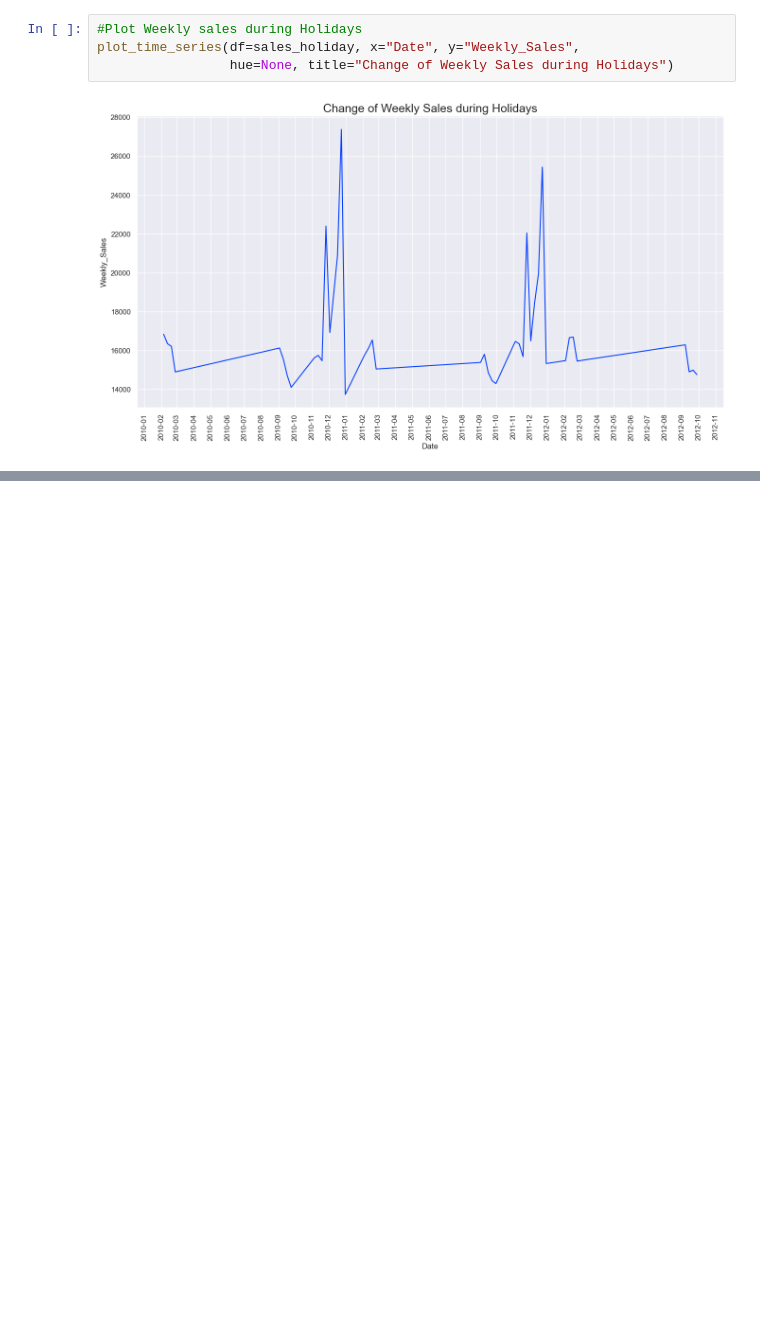
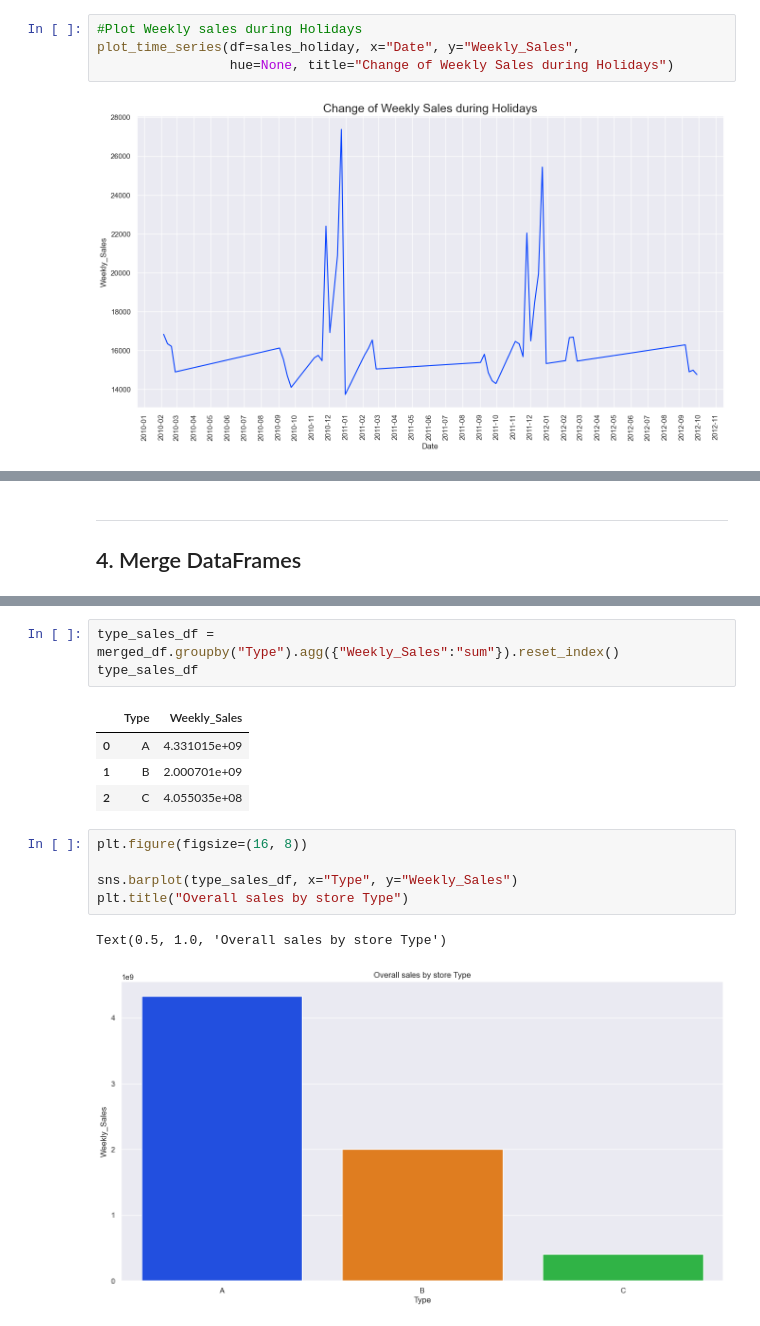
Before and after one commit to MoRaouf/Academic-Performance-Analysis, a Jupyter notebook: notebooks/01_EDA.ipynb, the cells around one changed output, grey strips where cells are left out. Cells and saved outputs as stored; diff of their text form; blank space fills up the shorter version.

```diff
--- a/notebooks/01_EDA.ipynb
+++ b/notebooks/01_EDA.ipynb
@@ -374,3 +430,6 @@ plot_time_series(df=sales_holiday, x="Date", y="Weekly_Sales",
+# %% [markdown]
+---
+## 4. Merge DataFrames
 # %%
 merged_df = pd.merge(sales_df, features_df, how="left", on=['Store','Date', 'IsHoliday'])
 merged_df = pd.merge(merged_df, stores_df, how='left', on=['Store'])
@@ -382,3 +441,19 @@ merged_df.head()
 | 2 | 1 | 1 | 2010-02-19 | 41595.55 | False | 39.93 | 2.514 | NaN | NaN | ... |
 | 3 | 1 | 1 | 2010-02-26 | 19403.54 | False | 46.63 | 2.561 | NaN | NaN | ... |
 | 4 | 1 | 1 | 2010-03-05 | 21827.90 | False | NaN | NaN | NaN | NaN | ... |
+# %%
+type_sales_df = merged_df.groupby("Type").agg({"Weekly_Sales":"sum"}).reset_index()
+type_sales_df
+# %% [output]
+|  | Type | Weekly_Sales |
+| 0 | A | 4.331015e+09 |
+| 1 | B | 2.000701e+09 |
+| 2 | C | 4.055035e+08 |
+# %%
+plt.figure(figsize=(16, 8))
+
+sns.barplot(type_sales_df, x="Type", y="Weekly_Sales")
+plt.title("Overall sales by store Type")
+# %% [output]
+Text(0.5, 1.0, 'Overall sales by store Type')
+[figure, added]
```
Also changed, not shown: parts of 33 cells of this notebook, 3 other files.
